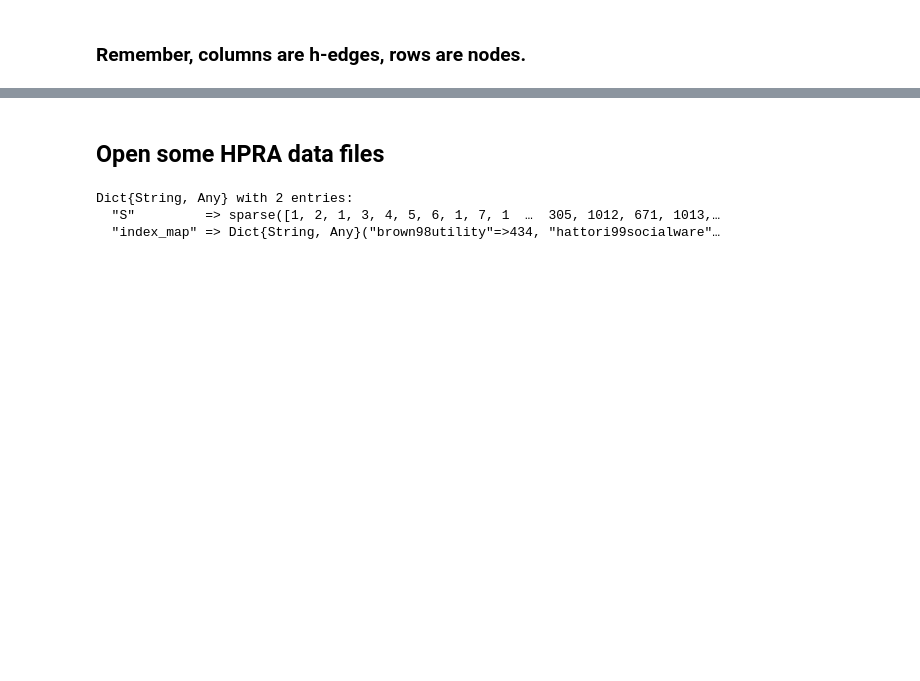
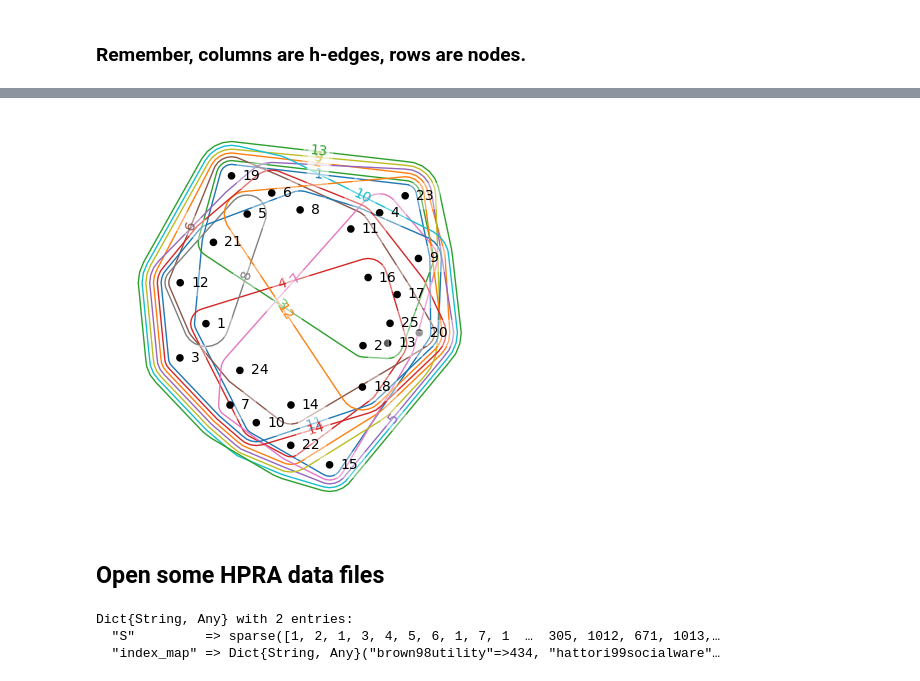
Before and after one commit to dimsinel/graphs, a Jupyter notebook: notebooks/HPRA_SimpleHypergraphs.ipynb, the cells around one changed output, grey strips where cells are left out. Cells and saved outputs as stored; diff of their text form; code cells hidden in the pictures; blank space fills up the shorter version.

```diff
--- a/notebooks/HPRA_SimpleHypergraphs.ipynb
+++ b/notebooks/HPRA_SimpleHypergraphs.ipynb
@@ -374,3 +448,8 @@ draw(hh, HyperNetX; width=5, height=5, no_border=false)
+# %%
+h_rand = random_model(25,14)
+draw(h_rand, HyperNetX; width=5, height=5, no_border=false)
+# %% [output]
+[figure, added]
 # %% [markdown]
 ## Open some HPRA data files
 # %%
```
Also changed, not shown: parts of 62 cells of this notebook, 7 other files.
